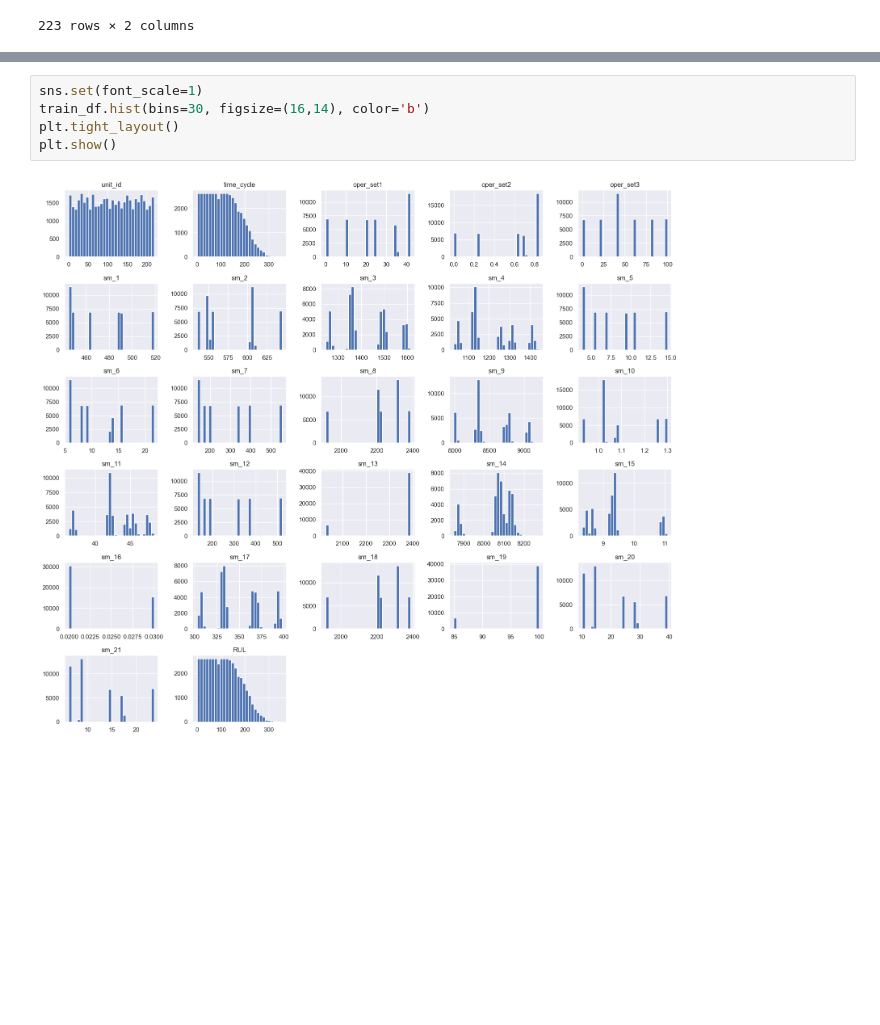
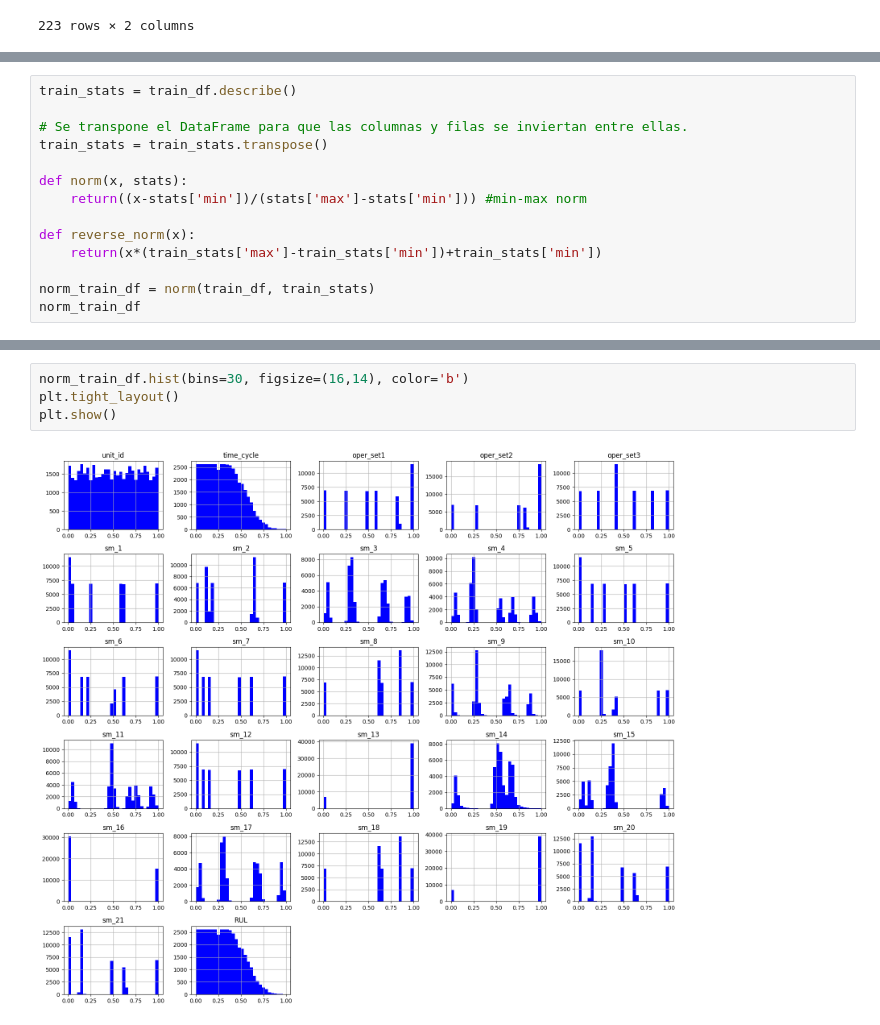
Before and after one commit to Dave4006/ProyectoMante, a Jupyter notebook: Programacion/ESN.ipynb, the cells around one changed output, grey strips where cells are left out. Cells and saved outputs as stored; diff of their text form; blank space fills up the shorter version.

```diff
--- a/Programacion/ESN.ipynb
+++ b/Programacion/ESN.ipynb
@@ -84,0 +103,14 @@ train_df[train_df.unit_id==1].iloc[:,[1,-1]]
+# %%
+train_stats = train_df.describe()
+
+# Se transpone el DataFrame para que las columnas y filas se inviertan entre ellas.
+train_stats = train_stats.transpose()
+
+def norm(x, stats):
+    return((x-stats['min'])/(stats['max']-stats['min'])) #min-max norm
+
+def reverse_norm(x):
+    return(x*(train_stats['max']-train_stats['min'])+train_stats['min'])
+
+norm_train_df = norm(train_df, train_stats)
+norm_train_df
@@ -85,7 +131,6 @@ train_df[train_df.unit_id==1].iloc[:,[1,-1]]
 # %%
-sns.set(font_scale=1)
-train_df.hist(bins=30, figsize=(16,14), color='b')
+norm_train_df.hist(bins=30, figsize=(16,14), color='b')
 plt.tight_layout()
 plt.show()
 # %% [output]
-[figure, old version]
+[figure, new version]
```
Also changed, not shown: parts of 12 cells of this notebook.
